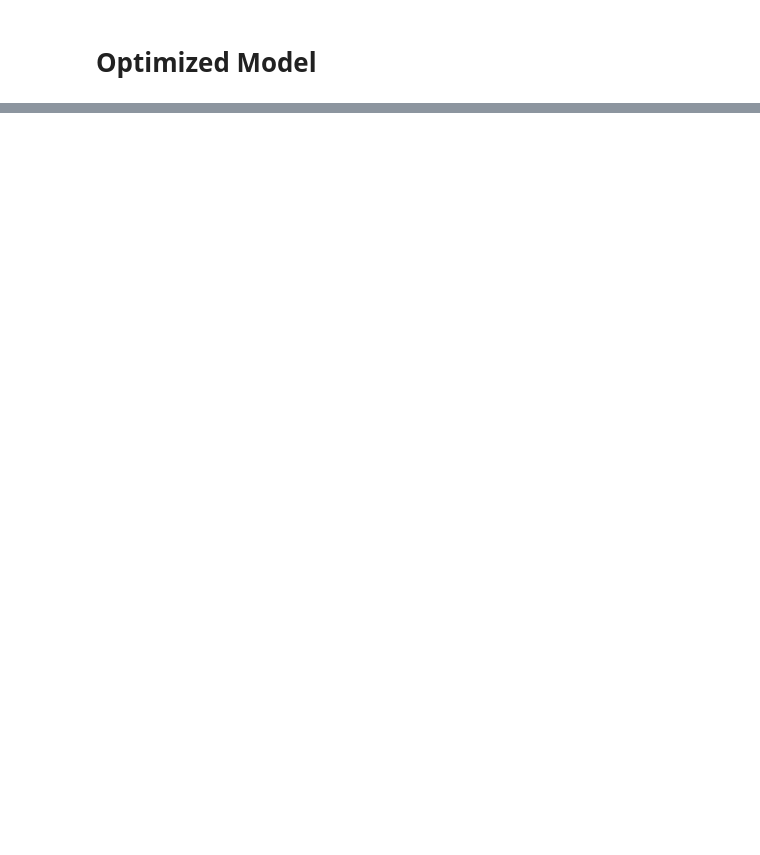
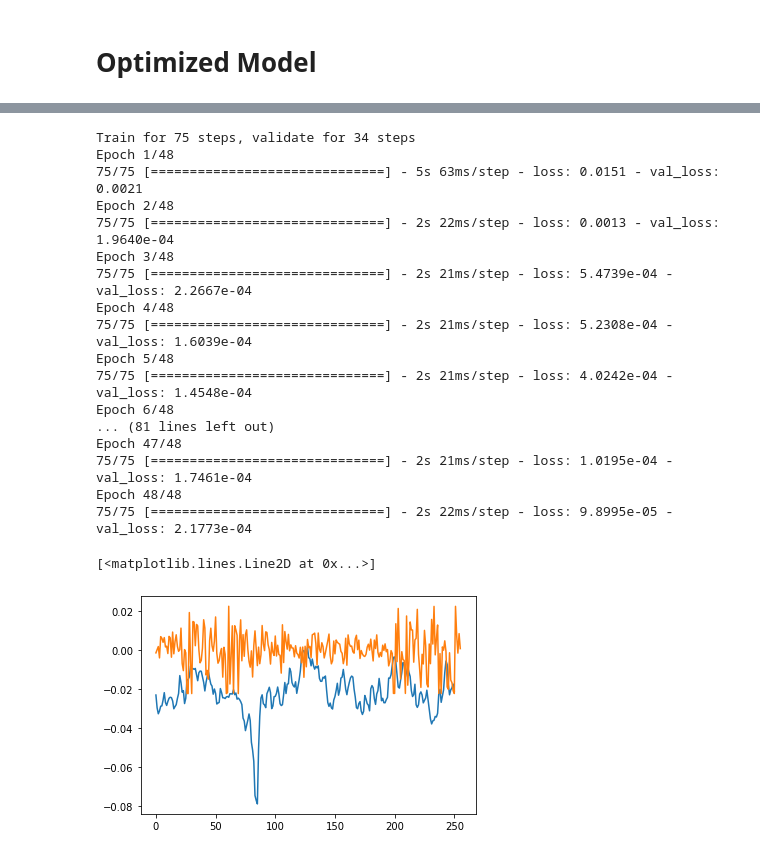
Before and after one commit to pburkepro/Hull-Tactical-Contest, a Jupyter notebook: lstm/LSTM_Opt_practice.ipynb, the cells around one changed output, grey strips where cells are left out. Cells and saved outputs as stored; diff of their text form; code cells hidden in the pictures; blank space fills up the shorter version.

```diff
--- a/lstm/LSTM_Architecture.ipynb
+++ b/lstm/LSTM_Opt_practice.ipynb
@@ -358,0 +482,44 @@ fig.show()
+# %%
+def stock_model(dp_rate, num_ep):
+
+
+    model = Sequential()
+    model.add(LSTM(128,
+                  activation = 'relu',
+                  input_shape = (lookback, 66), return_sequences = True))
+    model.add(Dropout(dp_rate))
+    model.add(LSTM(64,
+                  activation = 'relu',
+                  input_shape = (lookback, 66)))
+    model.add(Dense(1))
+    model.compile(optimizer = 'ADAM', loss = 'mean_squared_error')
+    model.fit(train_generator,
+                        validation_data = validation_generator,
+                        epochs = num_ep)
+    predictions = model.predict(test_generator, verbose = 0)
+    return predictions
+# %%
+stock_model = stock_model(dp_rate = 0.43547885272493553,
+                          num_ep = 48)
+plt.plot(stock_model)
+plt.plot(test_generator.targets)
+# %% [output]
+Train for 75 steps, validate for 34 steps
+Epoch 1/48
+75/75 [==============================] - 5s 63ms/step - loss: 0.0151 - val_loss: 0.0021
+Epoch 2/48
+75/75 [==============================] - 2s 22ms/step - loss: 0.0013 - val_loss: 1.9640e-04
+Epoch 3/48
+75/75 [==============================] - 2s 21ms/step - loss: 5.4739e-04 - val_loss: 2.2667e-04
+Epoch 4/48
+75/75 [==============================] - 2s 21ms/step - loss: 5.2308e-04 - val_loss: 1.6039e-04
+Epoch 5/48
+75/75 [==============================] - 2s 21ms/step - loss: 4.0242e-04 - val_loss: 1.4548e-04
+Epoch 6/48
+... (81 lines left out)
+Epoch 47/48
+75/75 [==============================] - 2s 21ms/step - loss: 1.0195e-04 - val_loss: 1.7461e-04
+Epoch 48/48
+75/75 [==============================] - 2s 22ms/step - loss: 9.8995e-05 - val_loss: 2.1773e-04
+[<matplotlib.lines.Line2D at 0x...>]
+[figure, added]
```
Also changed, not shown: parts of 17 cells of this notebook.
